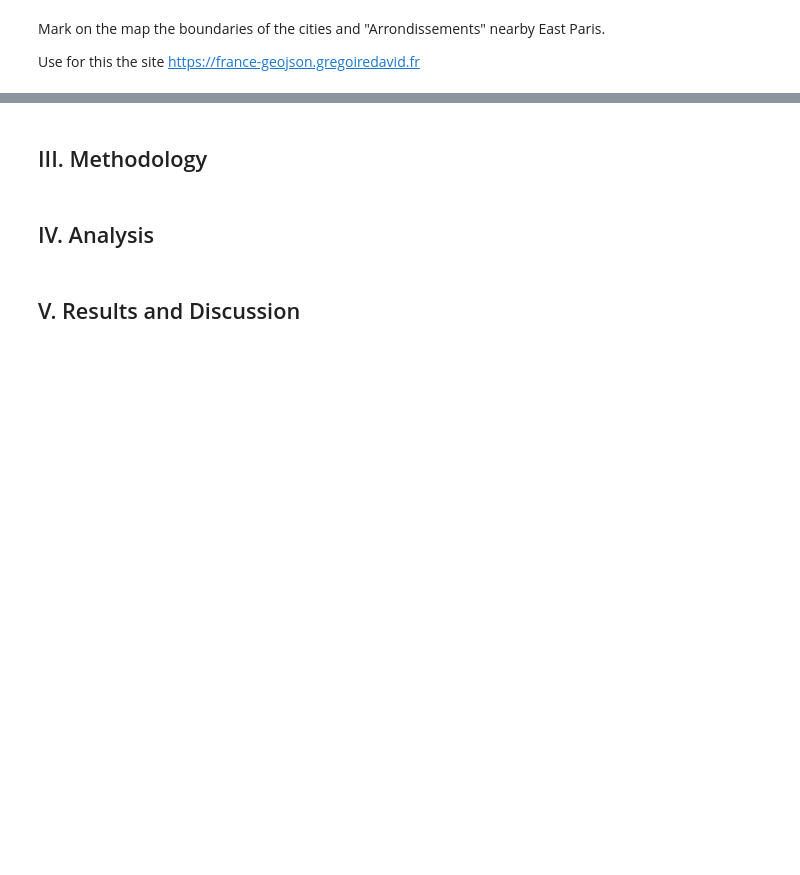
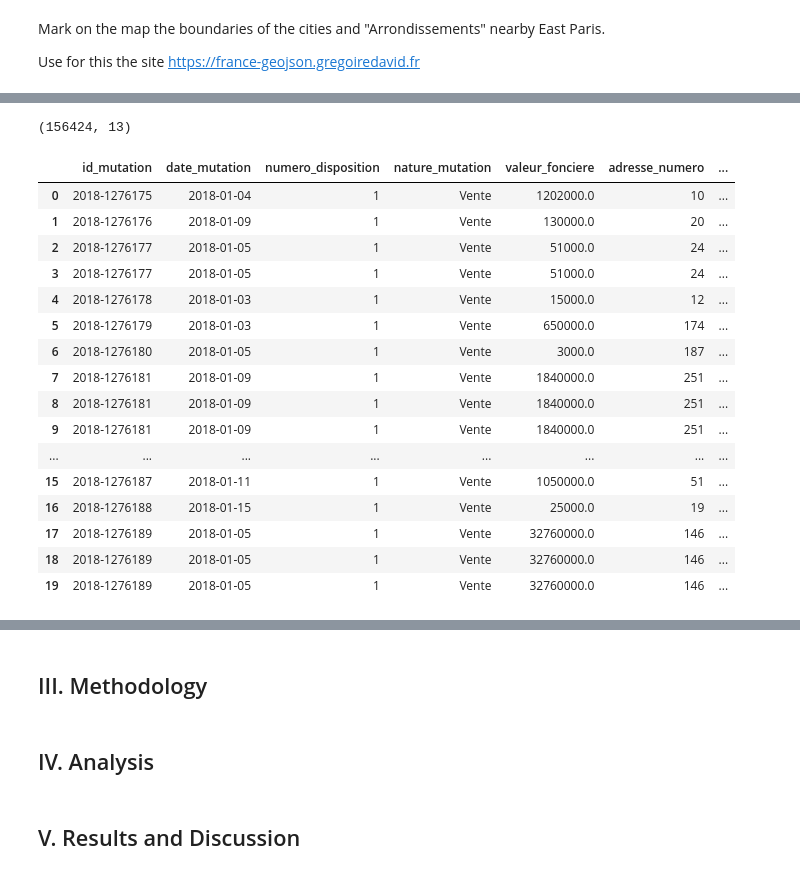
Before and after one commit to paulpreda/coursera_capstone, a Jupyter notebook: Paris - City of Light.ipynb, the cells around one changed output, grey strips where cells are left out. Cells and saved outputs as stored; diff of their text form; code cells hidden in the pictures; blank space fills up the shorter version.

```diff
--- a/Paris - City of Light.ipynb
+++ b/Paris - City of Light.ipynb
@@ -117,11 +146,33 @@ restate_primary_data.head(100)
 # %%
-restate_primary_data = restate_primary_data[['id_mutation', 'date_mutation', 'nature_mutation', 'valeur_fonciere', 'adresse_numero', 'adresse_nom_voie', 'code_postal', 'nom_commune', 'type_local', 'surface_reelle_bati', 'longitude', 'latitude']]
+restate_primary_data = restate_primary_data[['id_mutation', 'date_mutation', 'numero_disposition', 'nature_mutation', 'valeur_fonciere', 'adresse_numero', 'adresse_nom_voie', 'code_postal', 'nom_commune', 'type_local', 'surface_reelle_bati', 'longitude', 'latitude']]
 restate_primary_data.shape
+# %% [output]
+(156424, 13)
 # %%
+restate_primary_data[['numero_disposition']] = 1
 restate_primary_data.replace({'adresse_numero': np.NaN}, value=0, inplace=True)
-restate_primary_data.astype({'adresse_numero': 'int64'}, copy=False)
+restate_primary_data = restate_primary_data.astype({'adresse_numero': 'int64'}, copy=False)
 restate_primary_data.replace({'code_postal': np.NaN}, value=0, inplace=True)
-restate_primary_data.astype({'code_postal': 'int64'}, copy=False)
-restate_primary_data.head(50)
+restate_primary_data = restate_primary_data.astype({'code_postal': 'int64'}, copy=False)
+restate_primary_data.replace({'surface_reelle_bati': np.NaN}, value=0, inplace=True)
+restate_primary_data.head(20)
+# %% [output]
+|  | id_mutation | date_mutation | numero_disposition | nature_mutation | valeur_fonciere | adresse_numero | ... |
+| 0 | 2018-1276175 | 2018-01-04 | 1 | Vente | 1202000.0 | 10 | ... |
+| 1 | 2018-1276176 | 2018-01-09 | 1 | Vente | 130000.0 | 20 | ... |
+| 2 | 2018-1276177 | 2018-01-05 | 1 | Vente | 51000.0 | 24 | ... |
+| 3 | 2018-1276177 | 2018-01-05 | 1 | Vente | 51000.0 | 24 | ... |
+| 4 | 2018-1276178 | 2018-01-03 | 1 | Vente | 15000.0 | 12 | ... |
+| 5 | 2018-1276179 | 2018-01-03 | 1 | Vente | 650000.0 | 174 | ... |
+| 6 | 2018-1276180 | 2018-01-05 | 1 | Vente | 3000.0 | 187 | ... |
+| 7 | 2018-1276181 | 2018-01-09 | 1 | Vente | 1840000.0 | 251 | ... |
+| 8 | 2018-1276181 | 2018-01-09 | 1 | Vente | 1840000.0 | 251 | ... |
+| 9 | 2018-1276181 | 2018-01-09 | 1 | Vente | 1840000.0 | 251 | ... |
+| ... | ... | ... | ... | ... | ... | ... | ... |
+| 15 | 2018-1276187 | 2018-01-11 | 1 | Vente | 1050000.0 | 51 | ... |
+| 16 | 2018-1276188 | 2018-01-15 | 1 | Vente | 25000.0 | 19 | ... |
+| 17 | 2018-1276189 | 2018-01-05 | 1 | Vente | 32760000.0 | 146 | ... |
+| 18 | 2018-1276189 | 2018-01-05 | 1 | Vente | 32760000.0 | 146 | ... |
+| 19 | 2018-1276189 | 2018-01-05 | 1 | Vente | 32760000.0 | 146 | ... |
 # %%
 restate_primary_data.dtypes
```
Also changed, not shown: parts of 29 cells of this notebook.
